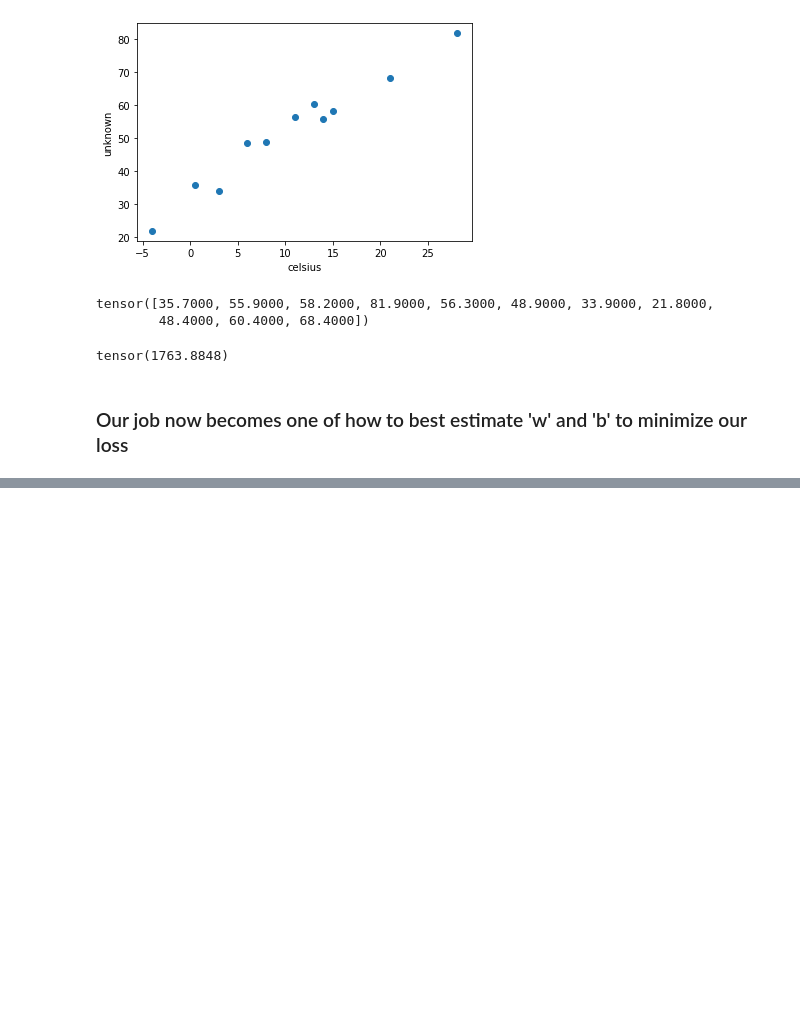
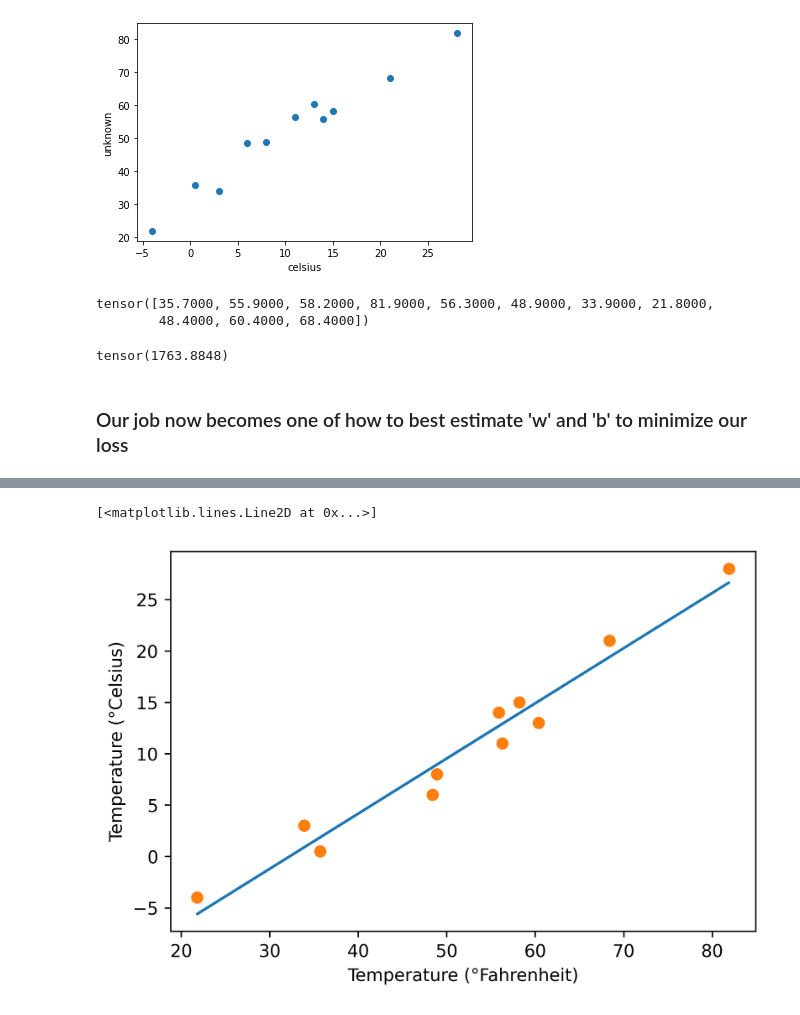
Before and after one commit to ravi-maithrey/pytorch-learning, a Jupyter notebook: what_learning_is.ipynb, the cells around one changed output, grey strips where cells are left out. Drawn from its saved outputs; the diff is of its cells as text; code cells hidden in the pictures; blank space fills up the shorter version.

```diff
--- a/what_learning_is.ipynb
+++ b/what_learning_is.ipynb
@@ -61,0 +77,18 @@ loss_rate_of_change_w = (loss_fun(model(t_u, w+delta, b), t_c) - loss_fun(model(
+# %%
+#therefore our gradient function becomes
+def grad_fn(t_u, t_c, t_p, w, b):
+    dloss_dtp = dloss_fn(t_p, t_c)
+    dloss_dw = dloss_dtp * dmodel_dw(t_u, w, b)
+    dloss_db = dloss_dtp * dmodel_db(t_u, w, b)
+    return torch.stack([dloss_dw.sum(), dloss_db.sum()])
+# %%
+#defining a training loop one interation of which is an epoch
+def training_loop(n_epochs, learning_rate, params, t_u, t_c):
+    for epoch in range(1, n_epochs + 1):
+        w, b = params
+        t_p = model(t_u, w, b)
+        loss = loss_fun(t_p, t_c)
+        grad = grad_fn(t_u, t_c, t_p, w, b)
+        params = params - learning_rate * grad
+        print('Epoch %d, Loss %f' % (epoch, float(loss)))
+    return params
@@ -61,0 +151,3 @@ loss_rate_of_change_w = (loss_fun(model(t_u, w+delta, b), t_c) - loss_fun(model(
+# %%
+#we canm normalise our input between -1 and 1 to get a better performance
+t_un = 0.1 * t_u
@@ -61,0 +180,9 @@ loss_rate_of_change_w = (loss_fun(model(t_u, w+delta, b), t_c) - loss_fun(model(
+# %%
+#running for an even higher number of iterations will help reduce the loss even more significantly
+params = training_loop(
+n_epochs = 5000,
+learning_rate = 1e-2,
+params = torch.tensor([1.0, 0.0]),
+t_u = t_un,
+t_c = t_c)
+params
@@ -61,0 +208,12 @@ loss_rate_of_change_w = (loss_fun(model(t_u, w+delta, b), t_c) - loss_fun(model(
+# %%
+%matplotlib inline
+from matplotlib import pyplot as plt
+t_p = model(t_un, *params)
+fig = plt.figure(dpi=600)
+plt.xlabel("Temperature (°Fahrenheit)")
+plt.ylabel("Temperature (°Celsius)")
+plt.plot(t_u.numpy(), t_p.detach().numpy())
+plt.plot(t_u.numpy(), t_c.numpy(), 'o')
+# %% [output]
+[<matplotlib.lines.Line2D at 0x...>]
+[figure, added]
```
Also changed, not shown: parts of 8 cells of this notebook, 1 other file.
